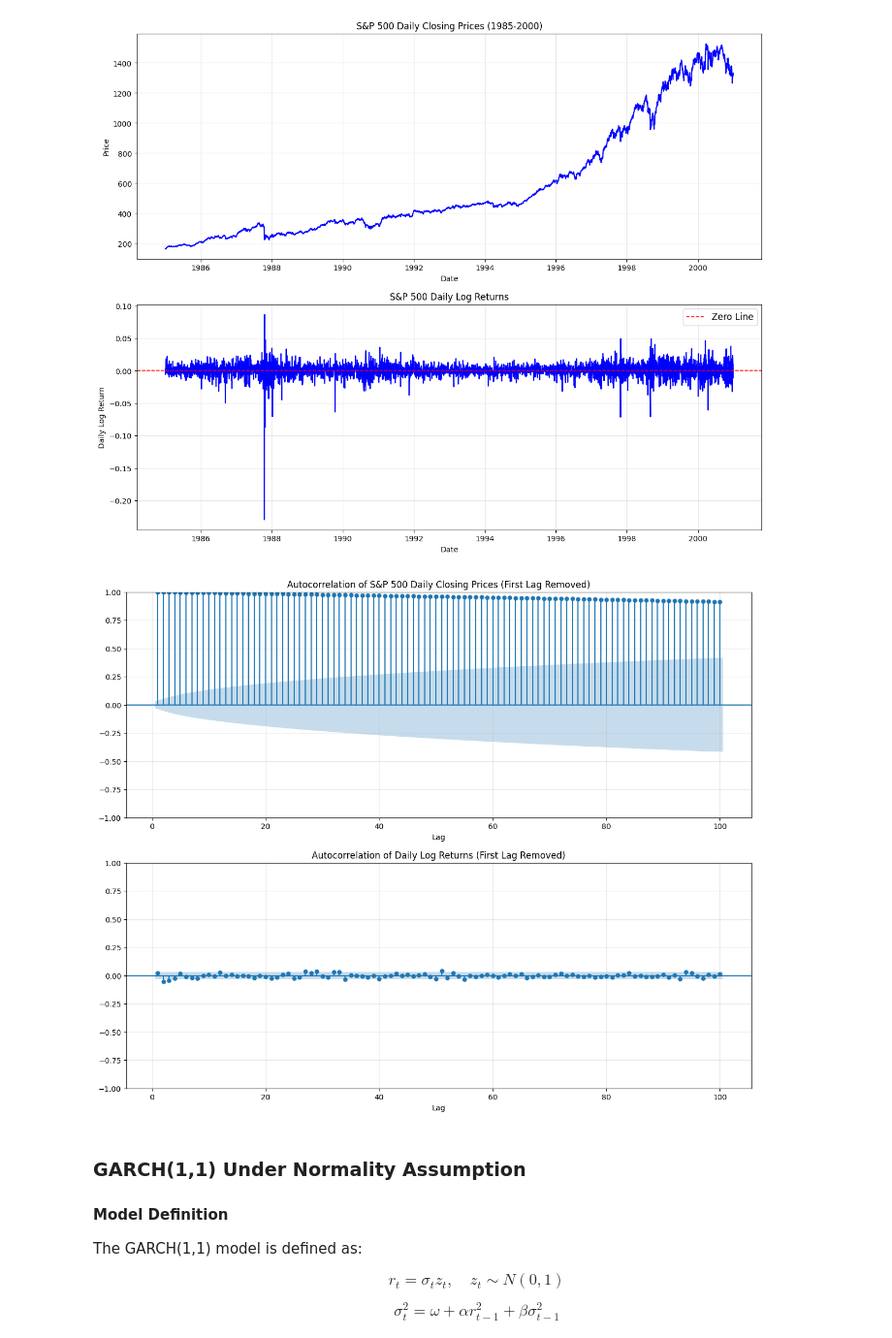
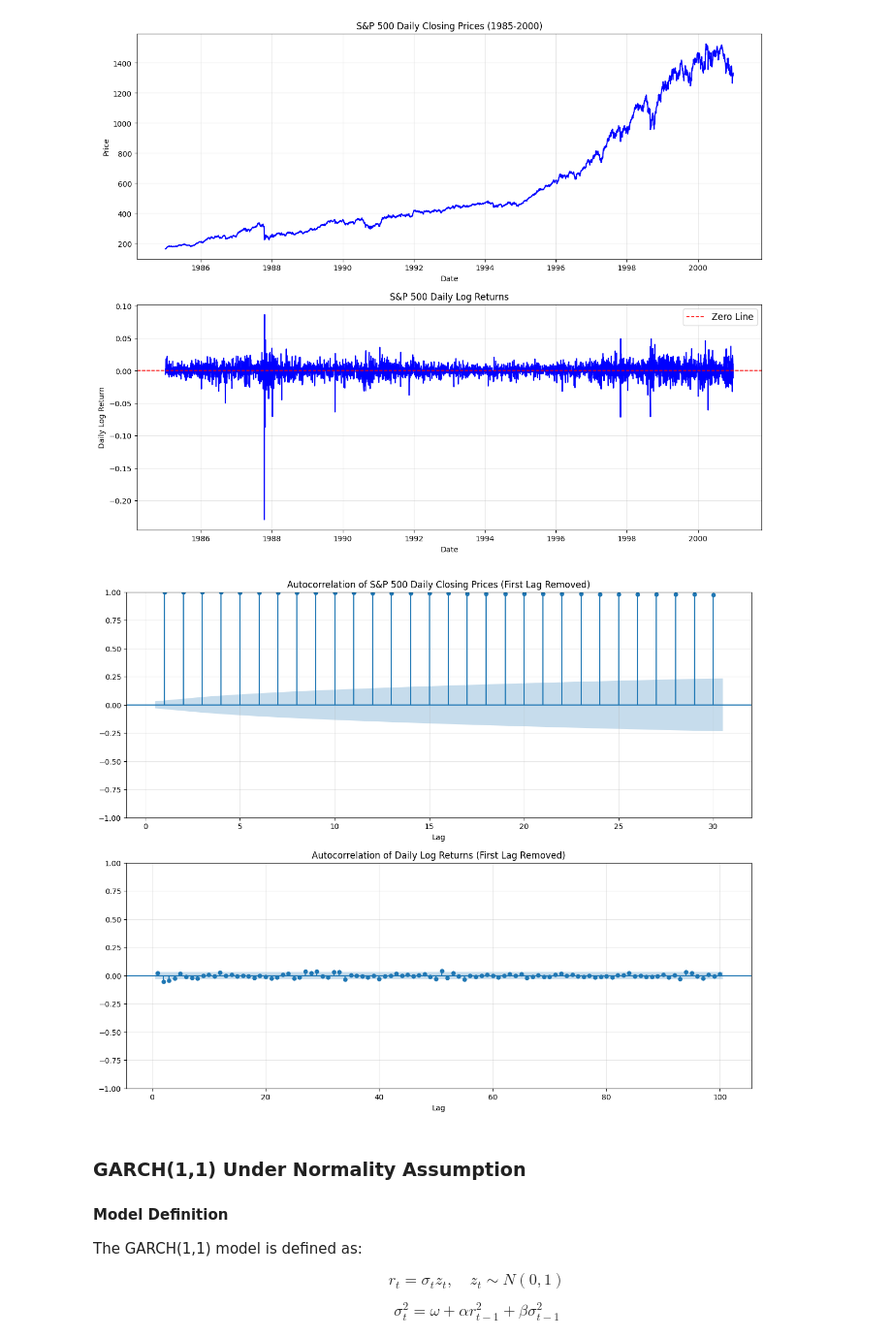
Before and after one commit to Alessandro-Dodon/garch, a Jupyter notebook: Garch.ipynb, the cells around one changed output. Shown at 97% size. Drawn from its saved outputs; the diff is of its cells as text; code cells hidden in the pictures.

```diff
--- a/Garch.ipynb
+++ b/Garch.ipynb
@@ -172,23 +172,23 @@ plt.show()
 # %%
 plt.figure(figsize=(15, 12))
 
 # Autocorrelation of S&P 500 daily closing prices
 plt.subplot(2, 1, 1)
-plot_acf(sp500_data['Adj Close'], lags=100, zero=False, ax=plt.gca())
+plot_acf(sp500_data['Adj Close'], lags=30, zero=False, ax=plt.gca())
 plt.title("Autocorrelation of S&P 500 Daily Closing Prices (First Lag Removed)")
 plt.xlabel("Lag")
 plt.grid(alpha=0.3)
 
 # Autocorrelation of daily log returns
 plt.subplot(2, 1, 2)
 plot_acf(sp500_data['Daily Log Return'], lags=100, zero=False, ax=plt.gca())
 plt.title("Autocorrelation of Daily Log Returns (First Lag Removed)")
 plt.xlabel("Lag")
 plt.grid(alpha=0.3)
 
 plt.show()
 # %% [output]
-[figure, old version]
+[figure, new version]
 # %% [markdown]
 ### GARCH(1,1) Under Normality Assumption
 
```
Also changed, not shown: parts of 9 cells of this notebook, 2 other files.
